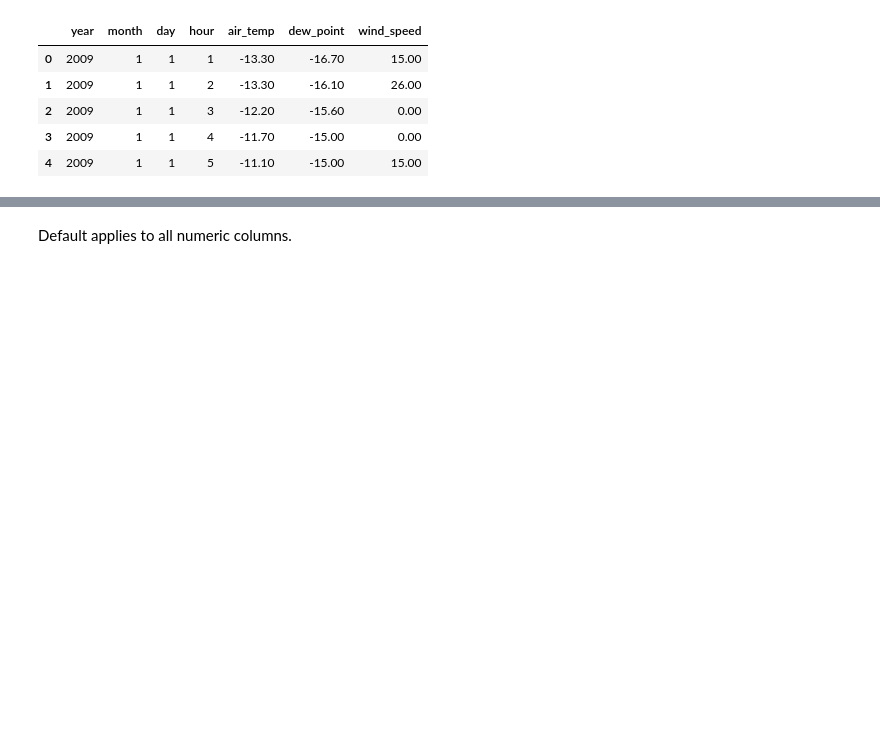
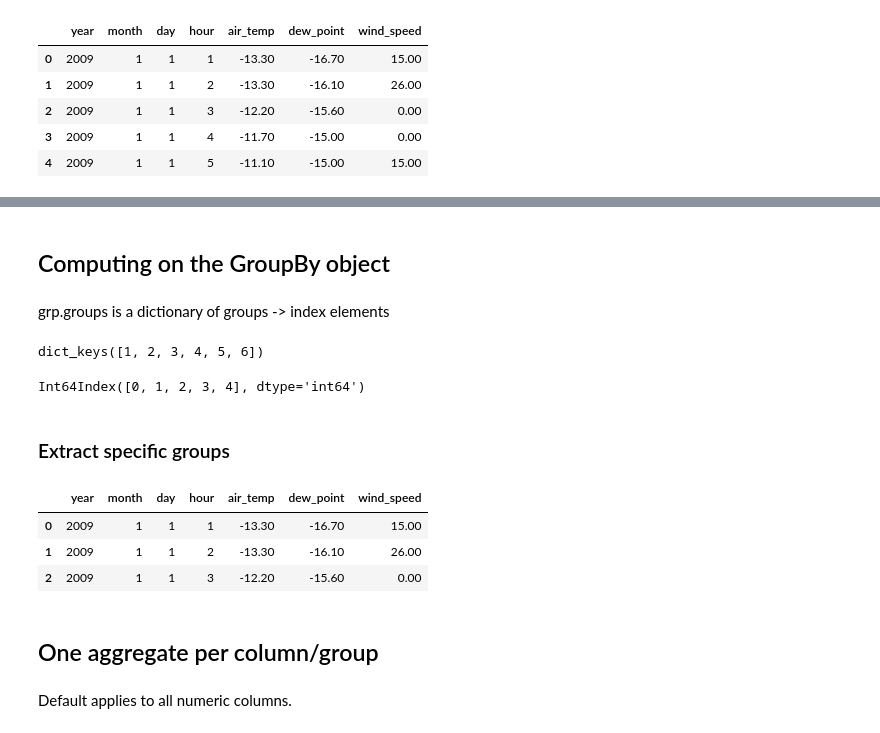
Before and after one commit to dgerlanc/programming-with-data, a Jupyter notebook: 03-group-apply-slides.ipynb, the cells around one changed output, grey strips where cells are left out. Drawn from its saved outputs; the diff is of its cells as text; code cells hidden in the pictures; blank space fills up the shorter version.

Commit message:
Update group-apply slides.

```diff
--- a/03-group-apply-slides.ipynb
+++ b/03-group-apply-slides.ipynb
@@ -149,3 +116,29 @@ TODO: Show how to get a group with grp.get_group('sector')
+# %% [markdown]
+## Computing on the GroupBy object
+# %% [markdown]
+grp.groups is a dictionary of groups -> index elements
+# %%
+# Get the group names
+grp.groups.keys()
+# %% [output]
+dict_keys([1, 2, 3, 4, 5, 6])
+# %%
+list(grp.groups.values())[0][:5]
+# %% [output]
+Int64Index([0, 1, 2, 3, 4], dtype='int64')
+# %% [markdown]
+### Extract specific groups
+# %%
+# Retrieve a specific group
+
+grp.get_group(1)[:3] # first few rows
+# %% [output]
+|  | year | month | day | hour | air_temp | dew_point | wind_speed |
+| 0 | 2009 | 1 | 1 | 1 | -13.30 | -16.70 | 15.00 |
+| 1 | 2009 | 1 | 1 | 2 | -13.30 | -16.10 | 26.00 |
+| 2 | 2009 | 1 | 1 | 3 | -12.20 | -15.60 | 0.00 |
+# %% [markdown]
+## One aggregate per column/group
 # %% [markdown]
 Default applies to all numeric columns.
 # %%
```
Also changed, not shown: parts of 12 cells of this notebook, 3 other files.
